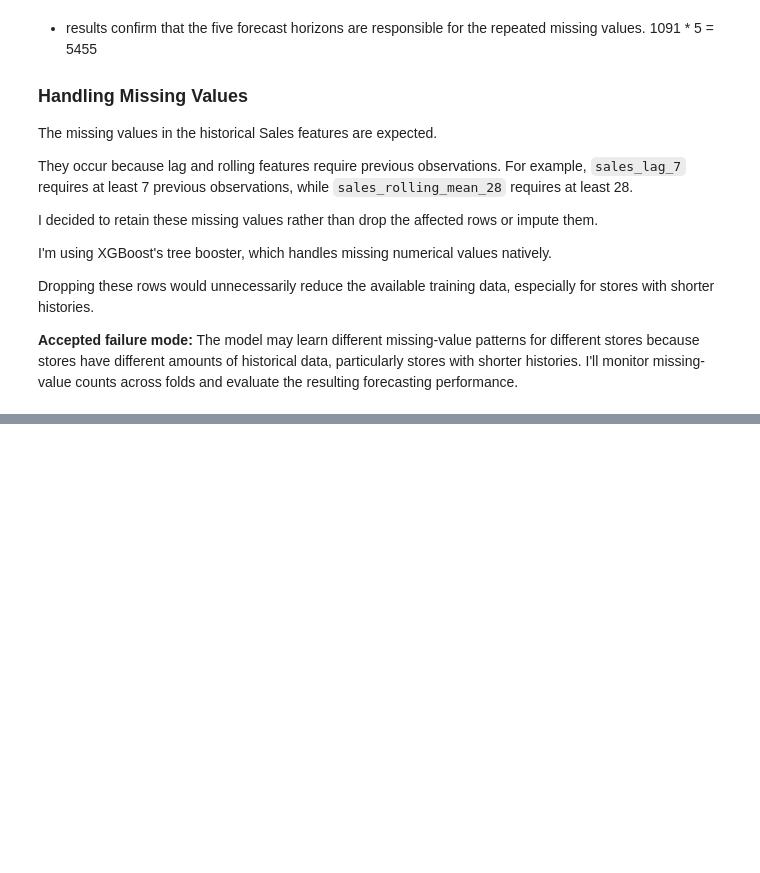
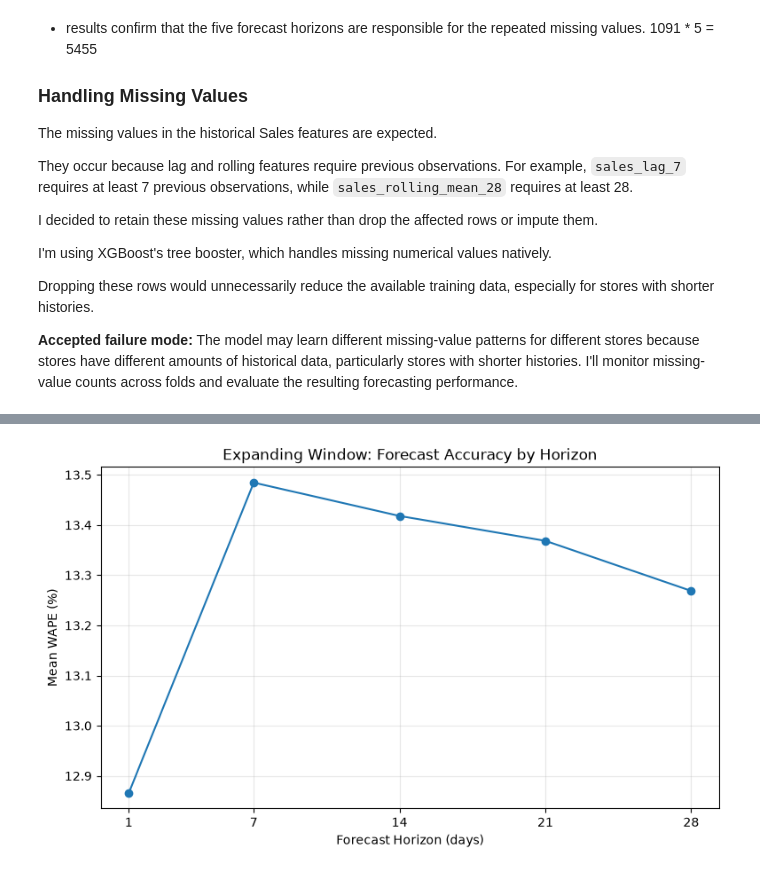
Before and after one commit to div-ops123/rossmann-forecasting-reliability, a Jupyter notebook: notebooks/02_validation_experiments.ipynb, the cells around one changed output, grey strips where cells are left out. Cells and saved outputs as stored; diff of their text form; code cells hidden in the pictures; blank space fills up the shorter version.

```diff
--- a/notebooks/02_validation_experiments.ipynb
+++ b/notebooks/02_validation_experiments.ipynb
@@ -1266,0 +1632,17 @@ y_val = first_fold["validation"]["target_sales"]
+# %%
+expanding_horizon_mean = expanding_metrics.groupby("horizon")["wape"].mean()
+
+plt.figure(figsize=(9, 5))
+
+plt.plot(expanding_horizon_mean.index, expanding_horizon_mean.values, marker="o")
+
+plt.xlabel("Forecast Horizon (days)")
+plt.ylabel("Mean WAPE (%)")
+plt.title("Expanding Window: Forecast Accuracy by Horizon")
+
+plt.xticks([1, 7, 14, 21, 28])
+plt.grid(alpha=0.3)
+
+plt.show()
+# %% [output]
+[figure, added]
```
Also changed, not shown: parts of 35 cells of this notebook, 4 other files.
